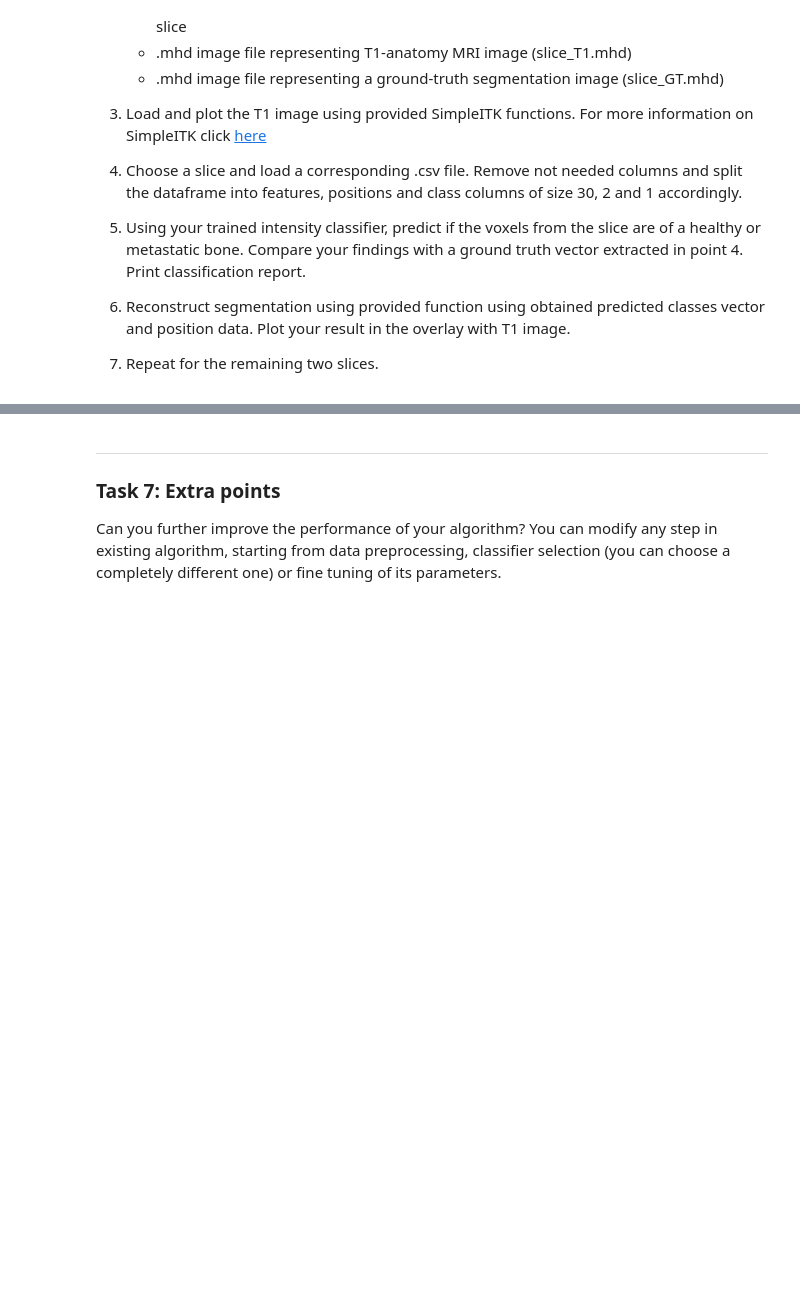
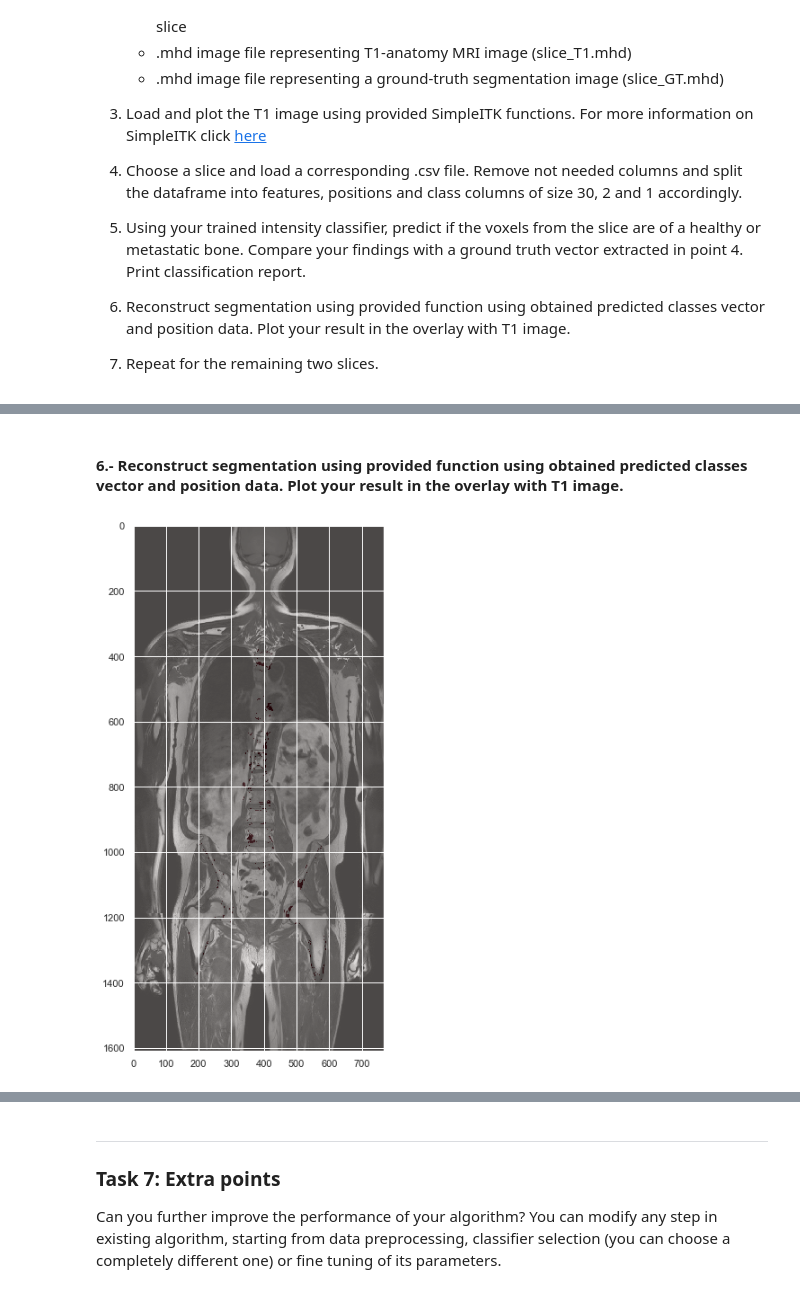
Before and after one commit to nik1168/clinical-decision-support-systems-exercises, a Jupyter notebook: WPO3/WPO3.ipynb, the cells around one changed output, grey strips where cells are left out. Drawn from its saved outputs; the diff is of its cells as text; code cells hidden in the pictures; blank space fills up the shorter version.

```diff
--- a/WPO3/WPO3.ipynb
+++ b/WPO3/WPO3.ipynb
@@ -504,0 +582,2 @@ def reconstruct_segmentation_image(predicted, positions, slice_filename):
+# %%
+features_data_frame = slice_df.iloc[:,0:30]
@@ -504,0 +588,2 @@ def reconstruct_segmentation_image(predicted, positions, slice_filename):
+# %%
+positions_data_frame = slice_df.iloc[:,30:32]
@@ -504,0 +600,2 @@ def reconstruct_segmentation_image(predicted, positions, slice_filename):
+# %%
+prediction_s1 = neighbors_model_best.predict(features_data_frame)
@@ -504,0 +623,9 @@ def reconstruct_segmentation_image(predicted, positions, slice_filename):
+# %% [markdown]
+#### 6.- Reconstruct segmentation using provided function using obtained predicted classes vector and position data. Plot your result in the overlay with T1 image.
+# %%
+image_path = test_path+slices[0]+"/slice_T1.mhd"
+image_predicted = reconstruct_segmentation_image(prediction_s1,positions_data_frame.values,image_path)
+# %%
+showImageOverlay(image,image_predicted)
+# %% [output]
+[figure, added]
```
Also changed, not shown: parts of 36 cells of this notebook.
